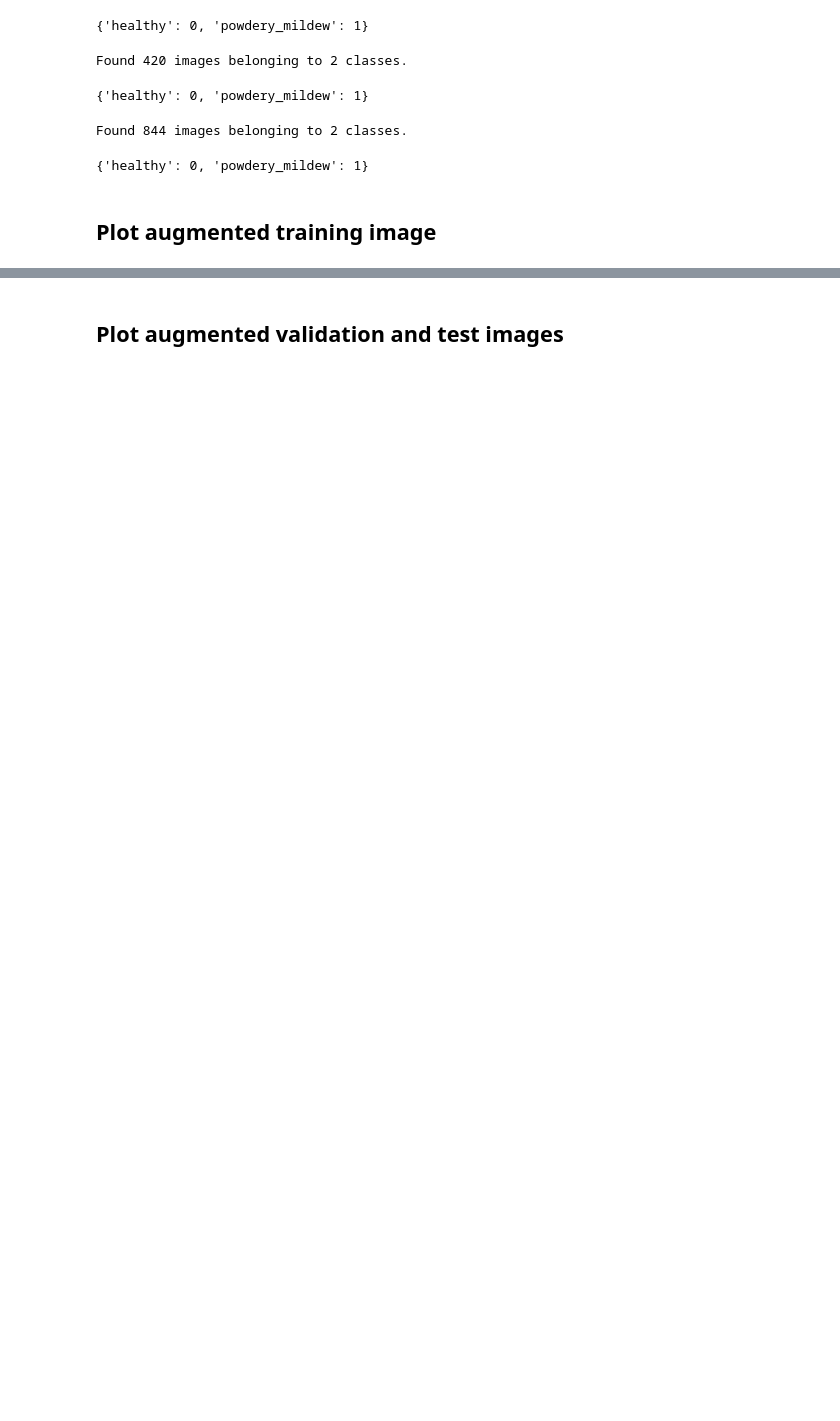
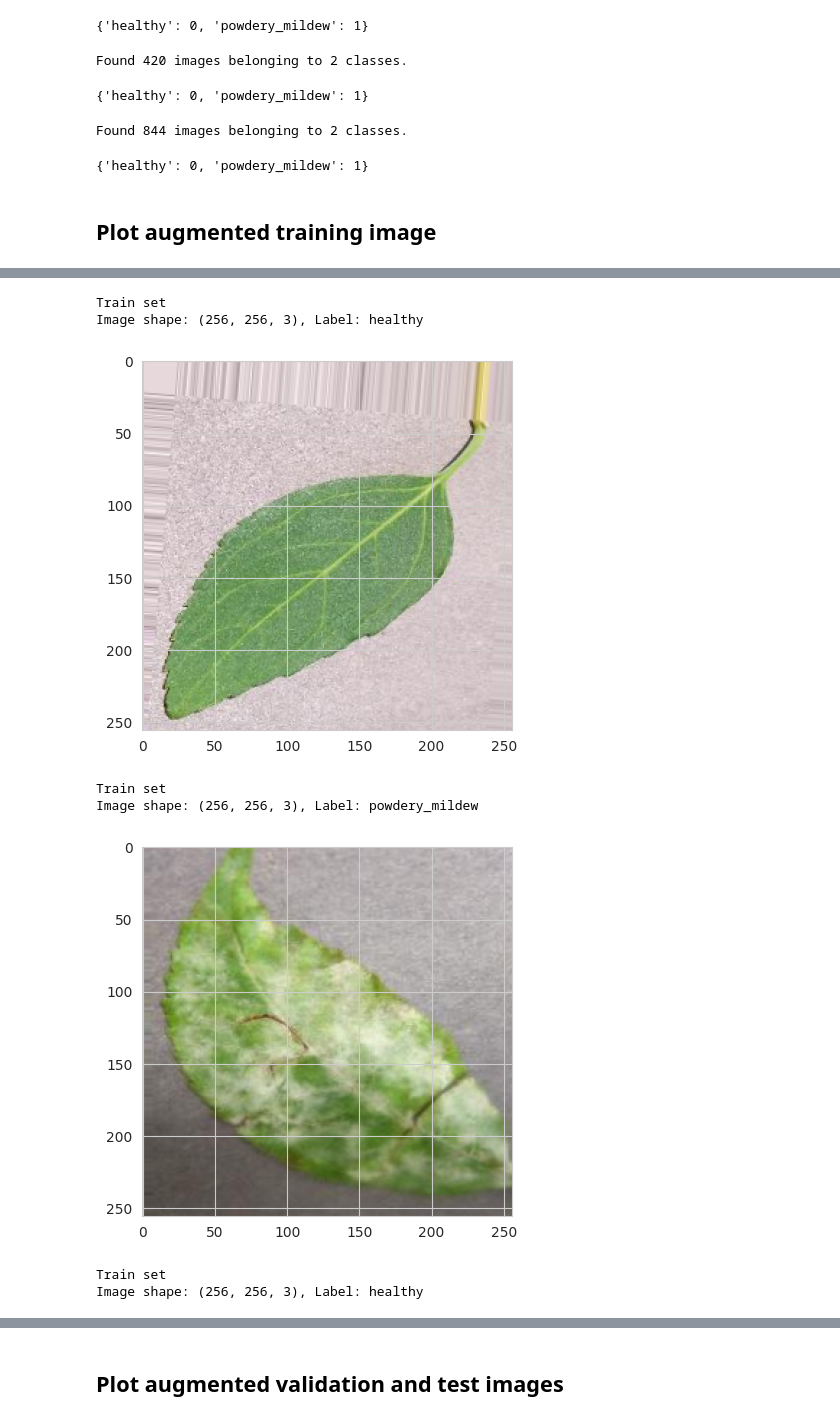
Before and after one commit to idamariasofie/mildew-detection, a Jupyter notebook: jupyter_notebooks/Modelling and Evaluating.ipynb, the cells around one changed output, grey strips where cells are left out. Cells and saved outputs as stored; diff of their text form; code cells hidden in the pictures; blank space fills up the shorter version.

Commit message:
update augmented images train, val, test

```diff
--- a/jupyter_notebooks/Modelling and Evaluating.ipynb
+++ b/jupyter_notebooks/Modelling and Evaluating.ipynb
@@ -91,9 +105,9 @@ image_shape
 import pandas as pd
 
 # Paths to the CSV files previously created
-train_csv_path = '/workspace/mildew-detection/jupyter_notebooks/train_dataframe.csv'
-validation_csv_path = '/workspace/mildew-detection/jupyter_notebooks/validation_dataframe.csv'
-test_csv_path = '/workspace/mildew-detection/jupyter_notebooks/test_dataframe.csv'
+train_csv_path = '/workspace/mildew-detection/train_dataframe.csv'
+validation_csv_path = '/workspace/mildew-detection/validation_dataframe.csv'
+test_csv_path = '/workspace/mildew-detection/test_dataframe.csv'
 
 # Read the CSV files into dataframes
 train_df = pd.read_csv(train_csv_path)
@@ -219,9 +242,3 @@ Found 844 images belonging to 2 classes.
 {'healthy': 0, 'powdery_mildew': 1}
 # %% [markdown]
 ## Plot augmented training image
-# %%
-for _ in range(3):
-    img, label = train_set.next()
-    print(f"Image shape: {img.shape}, Label: {label}")
-    plt.imshow(img[0])
-    plt.show()
@@ -234,0 +245,30 @@ for _ in range(3):
+# %%
+import numpy as np
+import matplotlib.pyplot as plt
+
+label_mapping = {0: 'healthy', 1: 'powdery_mildew'}
+image_count = 0
+
+imgs, labels = train_set.next()
+shuffled_indices = np.random.permutation(len(labels))
+imgs_shuffled = imgs[shuffled_indices]
+labels_shuffled = labels[shuffled_indices]
+
+for img, label in zip(imgs_shuffled, labels_shuffled):
+    label_text = label_mapping[label]
+    print("Train set")
+    print(f"Image shape: {img.shape}, Label: {label_text}")
+    plt.imshow(img)
+    plt.show()
+    image_count += 1
+    if image_count >= 3:
+        break
+# %% [output]
+Train set
+Image shape: (256, 256, 3), Label: healthy
+[figure, added]
+Train set
+Image shape: (256, 256, 3), Label: powdery_mildew
+[figure, added]
+Train set
+Image shape: (256, 256, 3), Label: healthy
```
Also changed, not shown: parts of 8 cells of this notebook, 2 other files.
